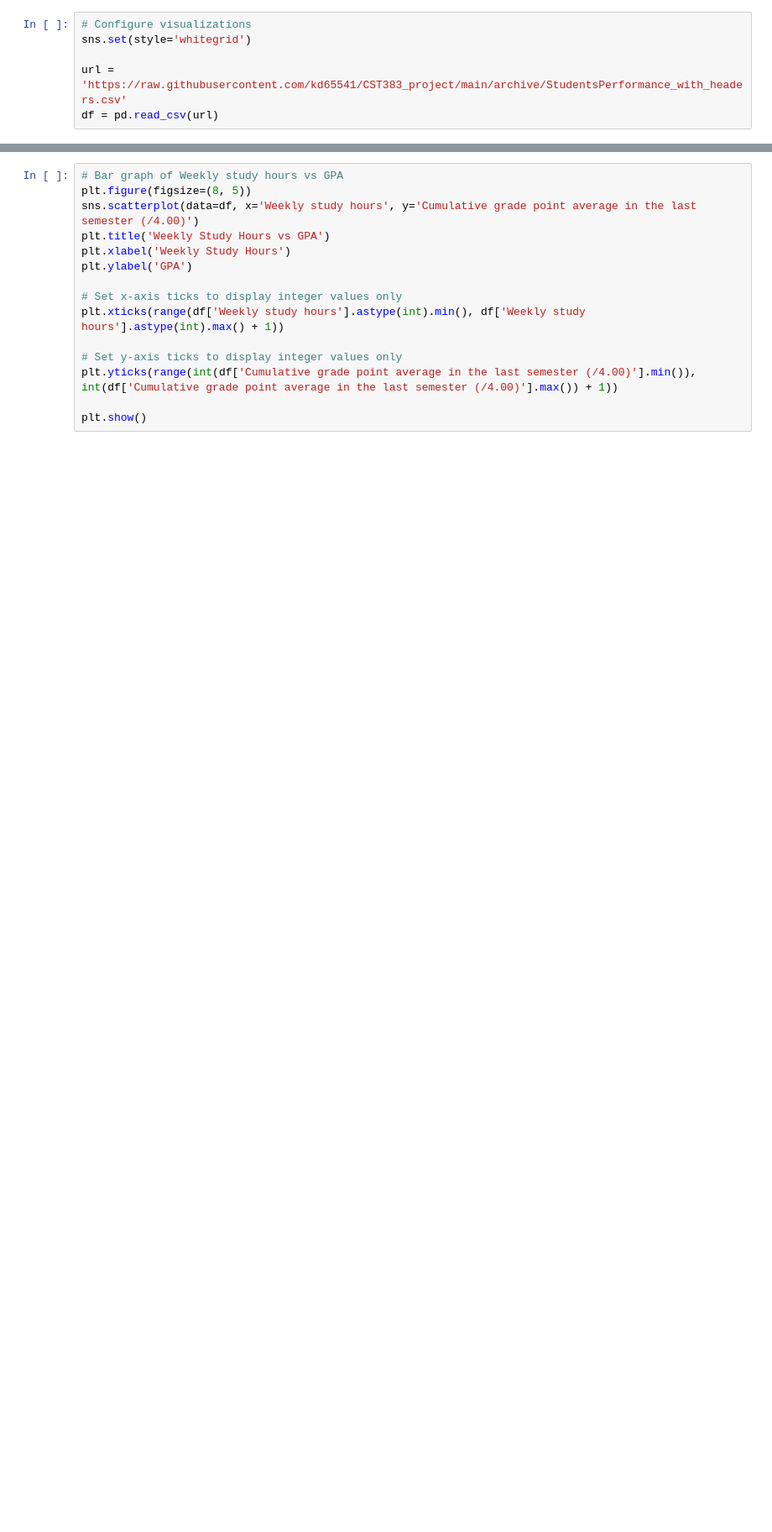
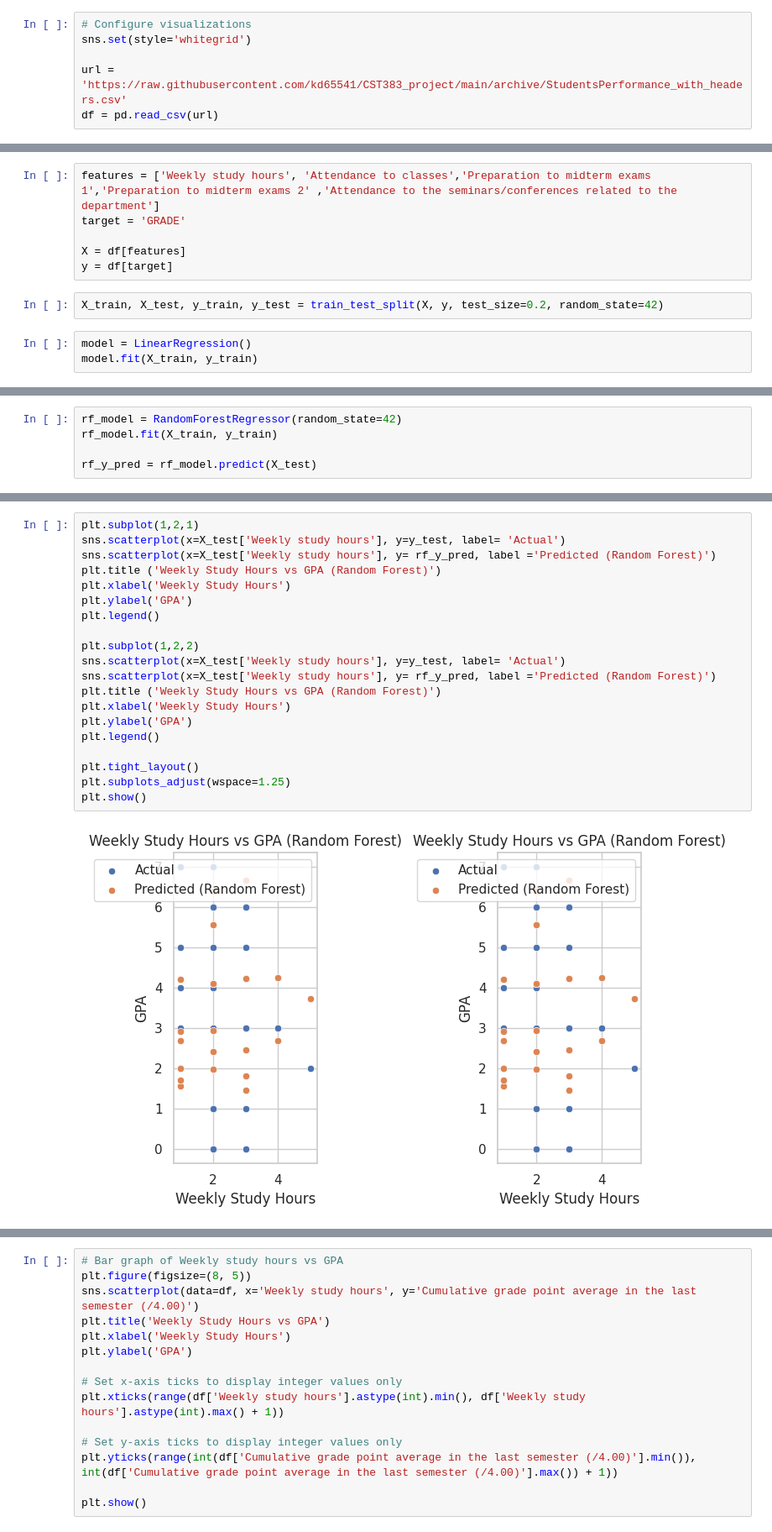
Before and after one commit to kd65541/CST383_project, a Jupyter notebook: 383_Group_Project.ipynb, the cells around one changed output, grey strips where cells are left out. Shown at 84% size. Drawn from its saved outputs; the diff is of its cells as text; blank space fills up the shorter version.

Commit message:
Update 383_Group_Project.ipynb
Updated graphs and work

```diff
--- a/383_Group_Project.ipynb
+++ b/383_Group_Project.ipynb
@@ -102,0 +184,11 @@ df = pd.read_csv(url)
+# %%
+features = ['Weekly study hours', 'Attendance to classes','Preparation to midterm exams 1','Preparation to midterm exams 2' ,'Attendance to the seminars/conferences related to the department']
+target = 'GRADE'
+
+X = df[features]
+y = df[target]
+# %%
+X_train, X_test, y_train, y_test = train_test_split(X, y, test_size=0.2, random_state=42)
+# %%
+model = LinearRegression()
+model.fit(X_train, y_train)
@@ -102,0 +212,5 @@ df = pd.read_csv(url)
+# %%
+rf_model = RandomForestRegressor(random_state=42)
+rf_model.fit(X_train, y_train)
+
+rf_y_pred = rf_model.predict(X_test)
@@ -102,0 +224,22 @@ df = pd.read_csv(url)
+# %%
+plt.subplot(1,2,1)
+sns.scatterplot(x=X_test['Weekly study hours'], y=y_test, label= 'Actual')
+sns.scatterplot(x=X_test['Weekly study hours'], y= rf_y_pred, label ='Predicted (Random Forest)')
+plt.title ('Weekly Study Hours vs GPA (Random Forest)')
+plt.xlabel('Weekly Study Hours')
+plt.ylabel('GPA')
+plt.legend()
+
+plt.subplot(1,2,2)
+sns.scatterplot(x=X_test['Weekly study hours'], y=y_test, label= 'Actual')
+sns.scatterplot(x=X_test['Weekly study hours'], y= rf_y_pred, label ='Predicted (Random Forest)')
+plt.title ('Weekly Study Hours vs GPA (Random Forest)')
+plt.xlabel('Weekly Study Hours')
+plt.ylabel('GPA')
+plt.legend()
+
+plt.tight_layout()
+plt.subplots_adjust(wspace=1.25)
+plt.show()
+# %% [output]
+[figure, added]
```
Also changed, not shown: parts of 19 cells of this notebook.
